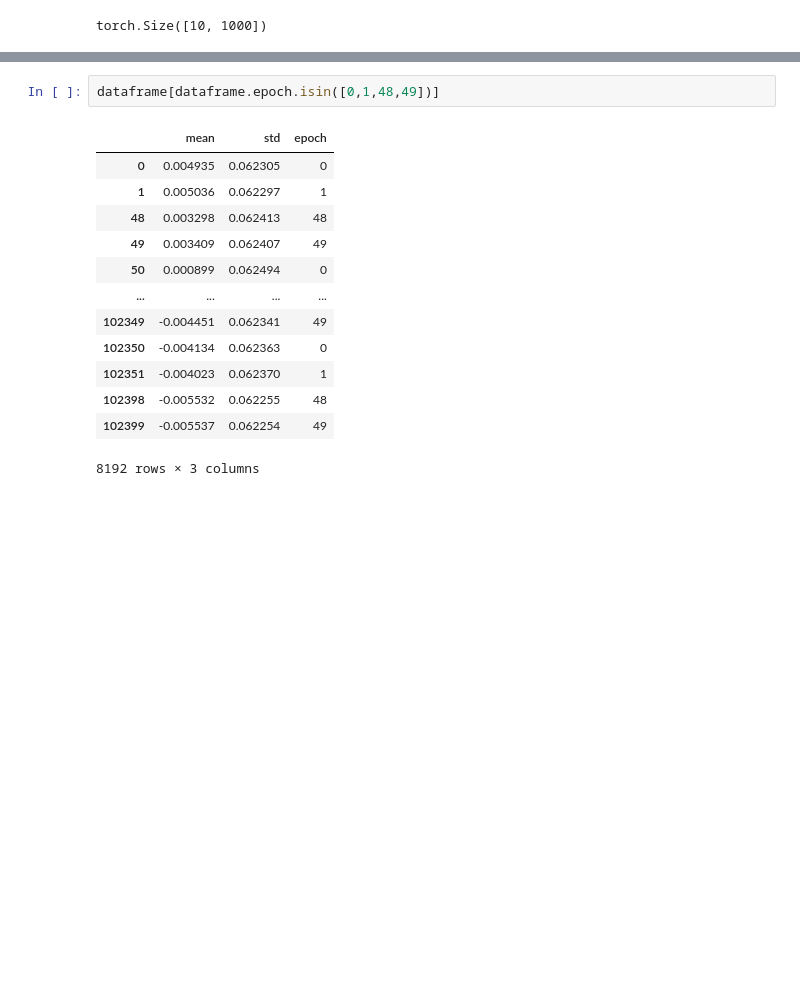
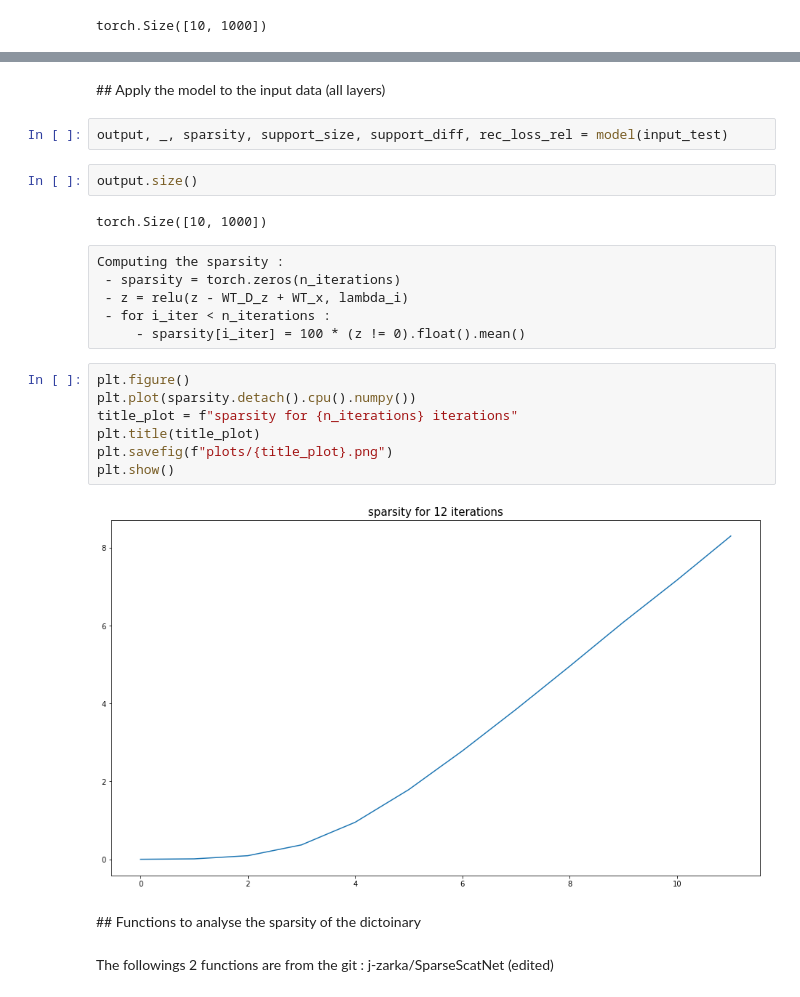
Before and after one commit to ahmedben0/Deep-network-classification-by-scattering-and-homotopy-dictionary-learning, a Jupyter notebook: model_analysis.ipynb, the cells around one changed output, grey strips where cells are left out. Saved outputs shown, nothing was run; the diff lists cells and outputs as text; blank space fills up the shorter version.

```diff
--- a/model_analysis.ipynb
+++ b/model_analysis.ipynb
@@ -698,16 +575,27 @@ plt.show()
-# %%
-dataframe[dataframe.epoch.isin([0,1,48,49])]
-# %% [output]
-|  | mean | std | epoch |
-| 0 | 0.004935 | 0.062305 | 0 |
-| 1 | 0.005036 | 0.062297 | 1 |
-| 48 | 0.003298 | 0.062413 | 48 |
-| 49 | 0.003409 | 0.062407 | 49 |
-| 50 | 0.000899 | 0.062494 | 0 |
-| ... | ... | ... | ... |
-| 102349 | -0.004451 | 0.062341 | 49 |
-| 102350 | -0.004134 | 0.062363 | 0 |
-| 102351 | -0.004023 | 0.062370 | 1 |
-| 102398 | -0.005532 | 0.062255 | 48 |
-| 102399 | -0.005537 | 0.062254 | 49 |
-8192 rows × 3 columns
+# %% [markdown]
+## Apply the model to the input data (all layers)
+# %%
+output, _, sparsity, support_size, support_diff, rec_loss_rel = model(input_test)
+# %%
+output.size()
+# %% [output]
+torch.Size([10, 1000])
+# %% [raw]
+Computing the sparsity :
+ - sparsity = torch.zeros(n_iterations)
+ - z = relu(z - WT_D_z + WT_x, lambda_i)
+ - for i_iter < n_iterations :
+     - sparsity[i_iter] = 100 * (z != 0).float().mean()
+# %%
+plt.figure()
+plt.plot(sparsity.detach().cpu().numpy())
+title_plot = f"sparsity for {n_iterations} iterations"
+plt.title(title_plot)
+plt.savefig(f"plots/{title_plot}.png")
+plt.show()
+# %% [output]
+[figure, added]
+# %% [markdown]
+## Functions to analyse the sparsity of the dictoinary
+# %% [markdown]
+The followings 2 functions are from the git : j-zarka/SparseScatNet (edited)
```
Also changed, not shown: parts of 87 cells of this notebook.
